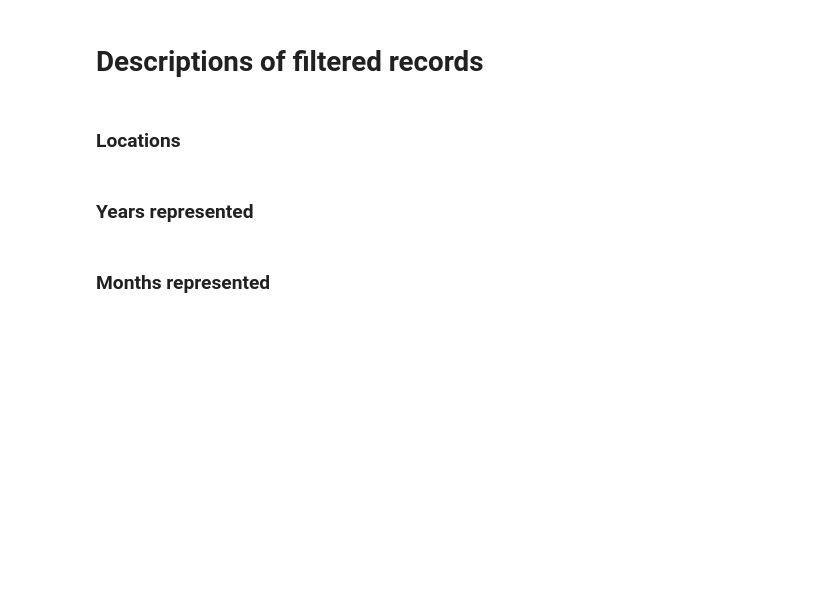
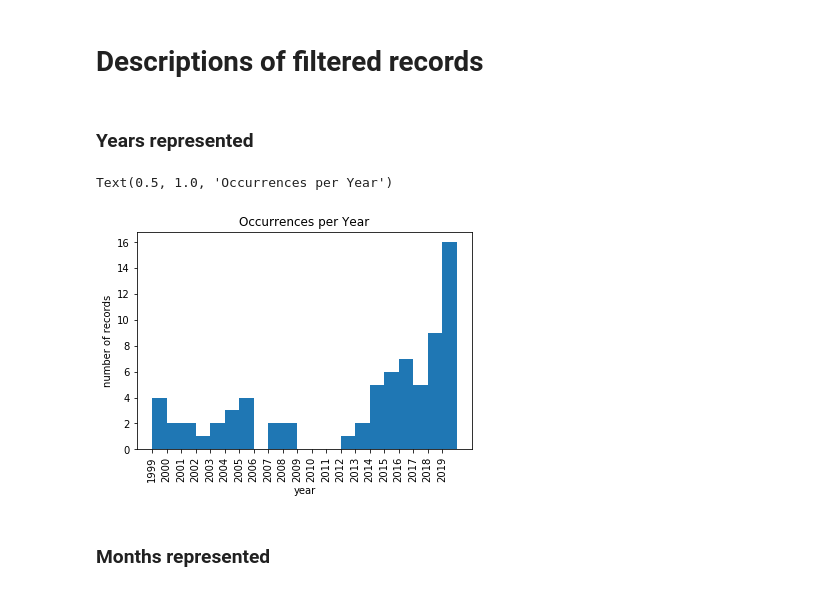
Before and after one commit to mjrubino/GAP-Habitat-Map-Assessment, a Jupyter notebook: Occurrence-Record-Report.ipynb, the cells around one changed output. Drawn from its saved outputs; the diff is of its cells as text; code cells hidden in the pictures; blank space fills up the shorter version.

Commit message:
-- Accessing GBIF Species Data example --

```diff
--- a/Occurrence-Record-Report.ipynb
+++ b/Occurrence-Record-Report.ipynb
@@ -37,22 +61,0 @@ default_coordUncertainty -- coordinateUncertaintyInMeters is often not provided.
-# %%
-species_id = 'aBESAx'
-summary_name = 'Black-bellied Salamander'
-gbif_req_id = 'r1'
-gbif_filter_id = 'f1'
-workDir = '/Users/matthewrubino/GAP-Habitat-Map-Assessment/'
-codeDir = workDir + 'Scripts/'
-dbDir = workDir + 'db/'
-sys.path.append(codeDir)
-import repo_functions as functions
-inDir = workDir + 'Inputs/'
-outDir = workDir + 'Outputs/'
-default_coordUncertainty = False # Note above.
-SRID_dict = {'WGS84': 4326, 'AlbersNAD83': 5070} # Used in file names for output.
-spdb = dbDir + species_id + gbif_req_id + gbif_filter_id + '.sqlite'
-
-username = 'mjrubino'
-password = 'warbler'
-email = 'matt_rubino@ncsu.edu'
-
-print("Notebook run " + str(t1))
-print(spdb)
@@ -62,11 +61,0 @@ Notebook run 2020-03-23 08:57:15.506813
-# %%
-connjup = sqlite3.connect(dbDir + 'parameters.sqlite')
-cursorjup = connjup.cursor()
-
-# Get some variables
-years = connjup.execute("""SELECT years_range
-                           FROM gbif_requests WHERE request_id = '{0}'""".format(gbif_req_id)).fetchone()[0]
-gap_id = connjup.execute("""SELECT gap_id
-                            FROM species_concepts WHERE species_id = '{0}'""".format(species_id)).fetchone()[0]
-common_name = connjup.execute("""SELECT common_name
-                                 FROM species_concepts WHERE species_id = '{0}'""".format(species_id)).fetchone()[0]
@@ -231,4 +327,2 @@ print(pd.read_sql(sql=sql, con=conn_occ))
 # %% [markdown]
 # Descriptions of filtered records
-# %% [markdown]
-### Locations
@@ -247,14 +331,17 @@ functions.MapShapefilePolygons(map_these=map_these, title=title)
 # %%
 occ_years = [int(x[0]) for x in curs_occ.execute("SELECT strftime('%Y', occurrenceDate) FROM occurrences").fetchall()]
 years = connjup.execute("SELECT years_range FROM gbif_requests WHERE request_id = '{0}'".format(gbif_req_id)).fetchone()[0]
 years = years.split(',')
 yearsrng = list(range(int(years[0]), int(years[1]), 1))
 binsnum = int(years[1]) - int(years[0])
 plt.hist(occ_years, bins=binsnum)
-plt.ylabel("number of occurrences")
+plt.ylabel("number of records")
 plt.xlabel("year")
 plt.xticks(yearsrng, rotation=90)
 plt.title("Occurrences per Year")
+# %% [output]
+Text(0.5, 1.0, 'Occurrences per Year')
+[figure, added]
 # %% [markdown]
 ### Months represented
 # %%
```
Also changed, not shown: parts of 40 cells of this notebook.
